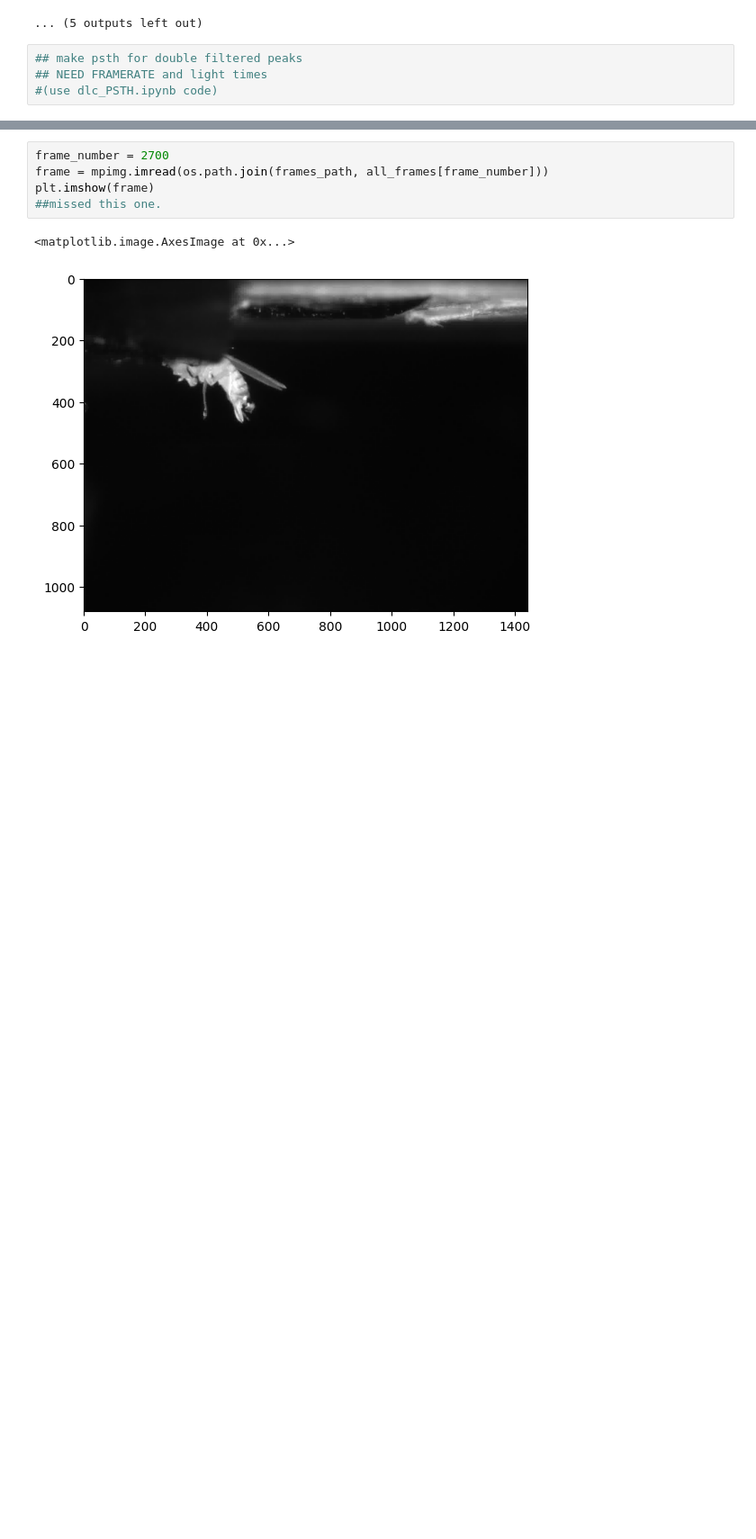
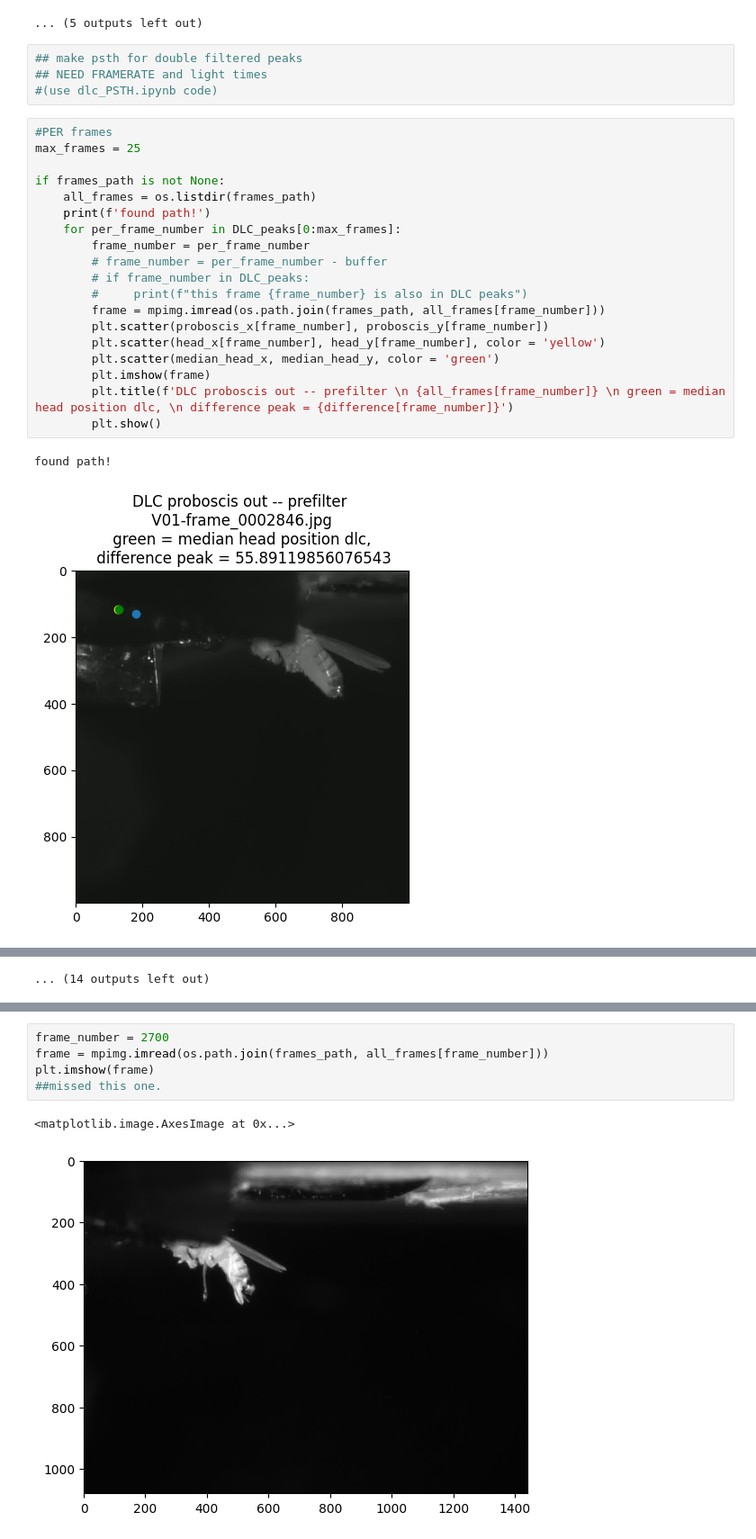
Before and after one commit to ashley-smart/deeplabcut_PER_lib, a Jupyter notebook: dlc_raw_to_psth.ipynb, the cells around one changed output, grey strips where cells are left out. Shown at 90% size. Saved outputs shown, nothing was run; the diff lists cells and outputs as text; blank space fills up the shorter version.

```diff
--- a/dlc_raw_to_psth.ipynb
+++ b/dlc_raw_to_psth.ipynb
@@ -279,3 +294,25 @@ found path!
 ## make psth for double filtered peaks
 ## NEED FRAMERATE and light times
 #(use dlc_PSTH.ipynb code)
+# %%
+#PER frames
+max_frames = 25
+
+if frames_path is not None:
+    all_frames = os.listdir(frames_path)
+    print(f'found path!')
+    for per_frame_number in DLC_peaks[0:max_frames]:
+        frame_number = per_frame_number
+        # frame_number = per_frame_number - buffer
+        # if frame_number in DLC_peaks:
+        #     print(f"this frame {frame_number} is also in DLC peaks")
+        frame = mpimg.imread(os.path.join(frames_path, all_frames[frame_number]))
+        plt.scatter(proboscis_x[frame_number], proboscis_y[frame_number])
+        plt.scatter(head_x[frame_number], head_y[frame_number], color = 'yellow')
+        plt.scatter(median_head_x, median_head_y, color = 'green')
+        plt.imshow(frame)
+        plt.title(f'DLC proboscis out -- prefilter \n {all_frames[frame_number]} \n green = median head position dlc, \n difference peak = {difference[frame_number]}')
+        plt.show()
+# %% [output]
+found path!
+[figure, added]
@@ -281,0 +329 @@ found path!
+... (14 outputs left out)
```
Also changed, not shown: parts of 9 cells of this notebook.
